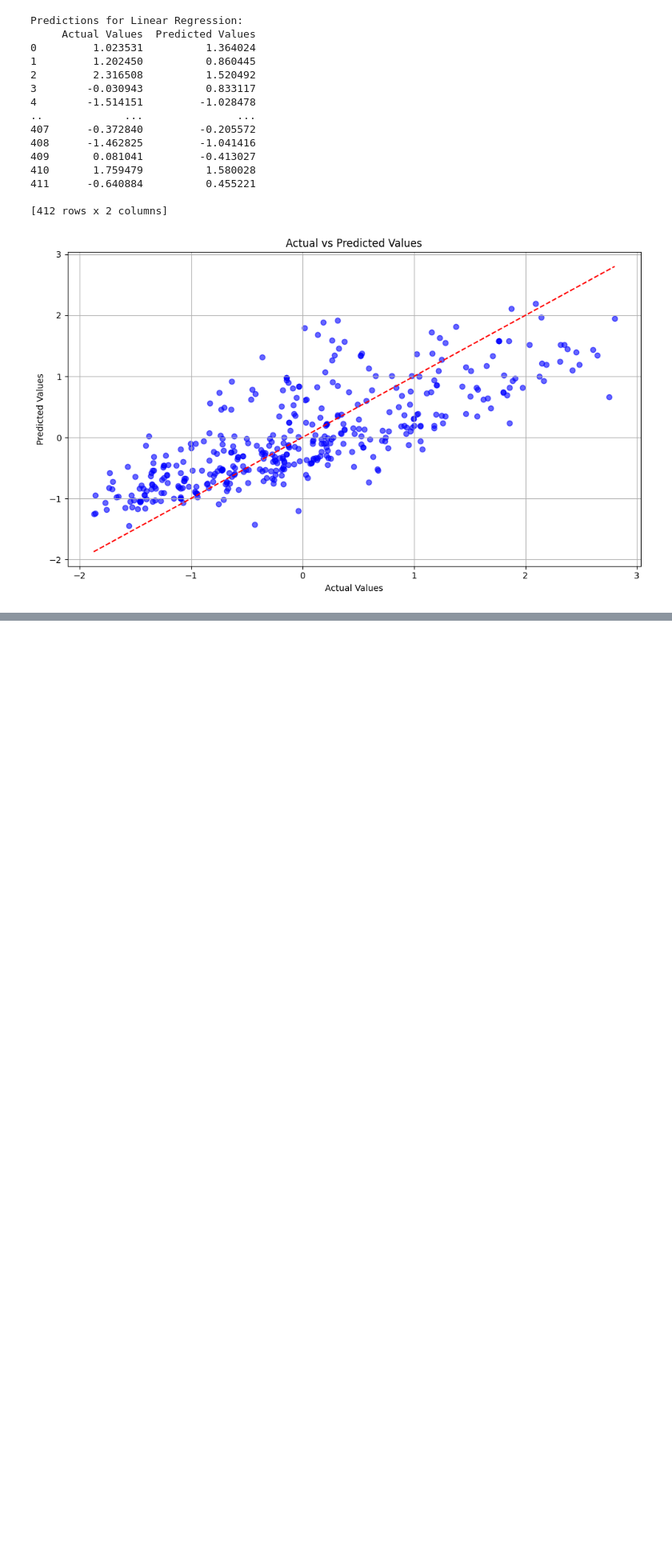
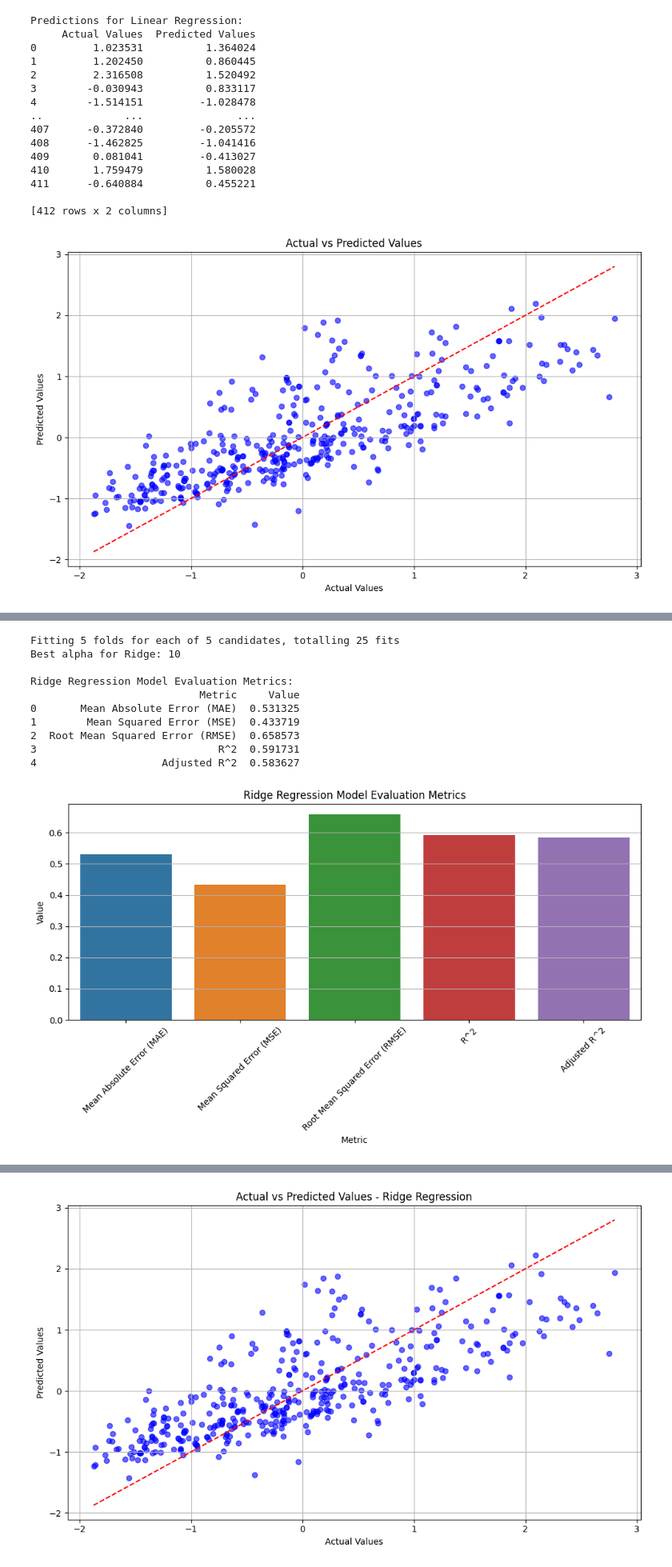
Before and after one commit to aberkipek/concrete-compressive-strength-prediction, a Jupyter notebook: src/concrete-compressive-strength.ipynb, the cells around one changed output, grey strips where cells are left out. Shown at 80% size. Drawn from its saved outputs; the diff is of its cells as text; code cells hidden in the pictures; blank space fills up the shorter version.

Commit message:
README.md and requirements.txt files updated, Ridge and Lasso Regularized Regression models added

```diff
--- a/src/concrete-compressive-strength.ipynb
+++ b/src/concrete-compressive-strength.ipynb
@@ -331,0 +351,68 @@ Predictions for MLP Regressor:
+# %%
+ridge_model = Ridge()
+
+param_grid_ridge = {'alpha': [0.01, 0.1, 1, 10, 100]}
+
+grid_search_ridge = GridSearchCV(estimator=ridge_model, param_grid=param_grid_ridge, cv=5, scoring='neg_mean_squared_error', n_jobs=-1, verbose=2)
+
+grid_search_ridge.fit(X_train, y_train)
+
+best_alpha_ridge = grid_search_ridge.best_params_['alpha']
+print(f"Best alpha for Ridge: {best_alpha_ridge}")
+
+y_pred_ridge = grid_search_ridge.best_estimator_.predict(X_test)
+
+mae_ridge = mean_absolute_error(y_test, y_pred_ridge)
+mse_ridge = mean_squared_error(y_test, y_pred_ridge)
+rmse_ridge = np.sqrt(mse_ridge)
+r2_ridge = r2_score(y_test, y_pred_ridge)
+adj_r2_ridge = adjusted_r2_score(r2_ridge, len(y_test), X_test.shape[1])
+
+metrics_df_ridge = pd.DataFrame({
+    'Metric': ['Mean Absolute Error (MAE)', 'Mean Squared Error (MSE)', 'Root Mean Squared Error (RMSE)', 'R^2', 'Adjusted R^2'],
+    'Value': [mae_ridge, mse_ridge, rmse_ridge, r2_ridge, adj_r2_ridge]
+})
+
+print("\nRidge Regression Model Evaluation Metrics:")
+print(metrics_df_ridge)
+
+# Plot metrics
+plt.figure(figsize=(10, 6))
+sns.barplot(x='Metric', y='Value', data=metrics_df_ridge)
+plt.title('Ridge Regression Model Evaluation Metrics')
+plt.xticks(rotation=45)
+plt.ylabel('Value')
+plt.grid(axis='y')
+plt.tight_layout()
+plt.show()
+
+predictions_df_ridge = pd.DataFrame({
+    'Actual Values': y_test,
+    'Predicted Values': y_pred_ridge
+})
+
+print("\nPredictions for Ridge Regression:")
+print(predictions_df_ridge)
+
+plt.figure(figsize=(10, 6))
+plt.scatter(predictions_df_ridge['Actual Values'], predictions_df_ridge['Predicted Values'], color='blue', alpha=0.6)
+plt.plot([predictions_df_ridge['Actual Values'].min(), predictions_df_ridge['Actual Values'].max()],
+         [predictions_df_ridge['Actual Values'].min(), predictions_df_ridge['Actual Values'].max()], 'r--')
+plt.title('Actual vs Predicted Values - Ridge Regression')
+plt.xlabel('Actual Values')
+plt.ylabel('Predicted Values')
+plt.grid()
+plt.tight_layout()
+plt.show()
+# %% [output]
+Fitting 5 folds for each of 5 candidates, totalling 25 fits
+Best alpha for Ridge: 10
+
+Ridge Regression Model Evaluation Metrics:
+                           Metric     Value
+0       Mean Absolute Error (MAE)  0.531325
+1        Mean Squared Error (MSE)  0.433719
+2  Root Mean Squared Error (RMSE)  0.658573
+3                             R^2  0.591731
+4                    Adjusted R^2  0.583627
+[figure, added]
@@ -331,0 +434 @@ Predictions for MLP Regressor:
+[figure, added]
```
Also changed, not shown: parts of 10 cells of this notebook, 2 other files.
